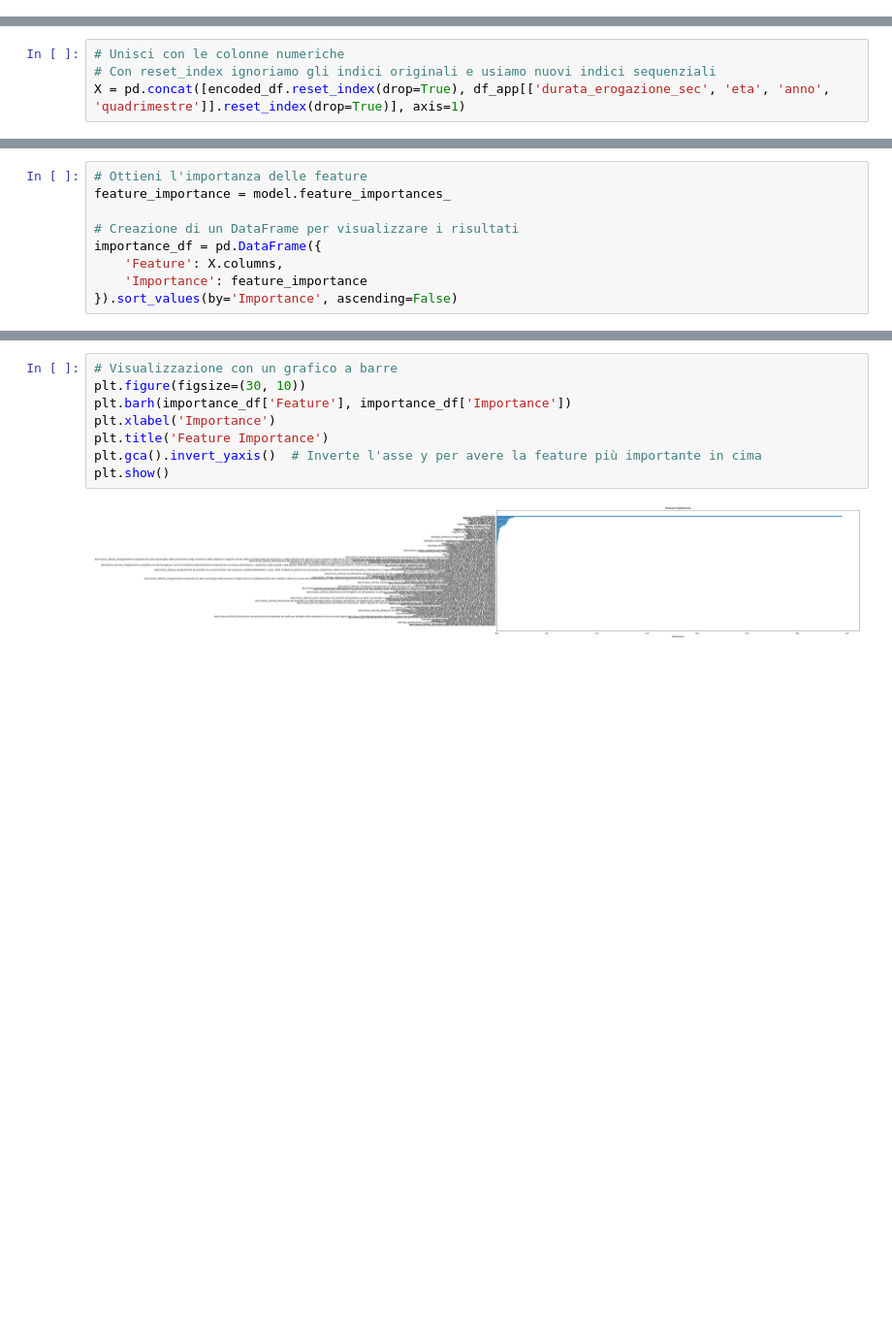
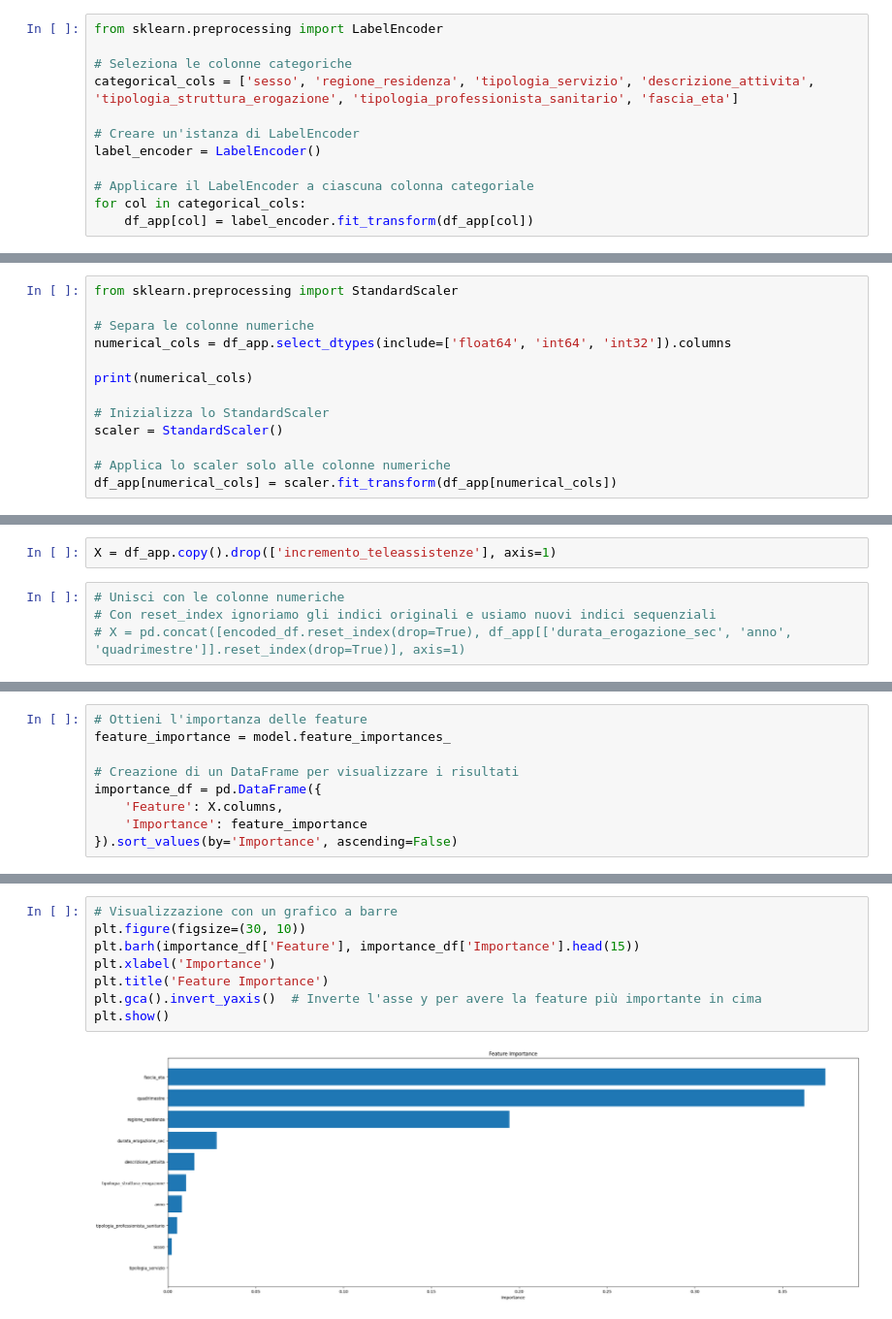
Before and after one commit to AlessiaRossi/Teleassistance-Supervised-Clustering, a Jupyter notebook: notebooks/EDA/importanza_feature_uff_RANDOM_FOREST.ipynb, the cells around one changed output, grey strips where cells are left out. Shown at 97% size. Saved outputs shown, nothing was run; the diff lists cells and outputs as text; blank space fills up the shorter version.

Commit message:
developed random forest to improve feature selection

```diff
--- a/notebooks/EDA/importanza_feature_uff_RANDOM_FOREST.ipynb
+++ b/notebooks/EDA/importanza_feature_uff_RANDOM_FOREST.ipynb
@@ -47,0 +59,12 @@ encoded_categorical_cols = encoder.fit_transform(df_app[categorical_cols])
+# %%
+from sklearn.preprocessing import LabelEncoder
+
+# Seleziona le colonne categoriche
+categorical_cols = ['sesso', 'regione_residenza', 'tipologia_servizio', 'descrizione_attivita', 'tipologia_struttura_erogazione', 'tipologia_professionista_sanitario', 'fascia_eta']
+
+# Creare un'istanza di LabelEncoder
+label_encoder = LabelEncoder()
+
+# Applicare il LabelEncoder a ciascuna colonna categoriale
+for col in categorical_cols:
+    df_app[col] = label_encoder.fit_transform(df_app[col])
@@ -47,0 +75,13 @@ encoded_categorical_cols = encoder.fit_transform(df_app[categorical_cols])
+# %%
+from sklearn.preprocessing import StandardScaler
+
+# Separa le colonne numeriche
+numerical_cols = df_app.select_dtypes(include=['float64', 'int64', 'int32']).columns
+
+print(numerical_cols)
+
+# Inizializza lo StandardScaler
+scaler = StandardScaler()
+
+# Applica lo scaler solo alle colonne numeriche
+df_app[numerical_cols] = scaler.fit_transform(df_app[numerical_cols])
@@ -60,7 +103,9 @@ Error:
+# %%
+X = df_app.copy().drop(['incremento_teleassistenze'], axis=1)
 # %%
 # Unisci con le colonne numeriche
 # Con reset_index ignoriamo gli indici originali e usiamo nuovi indici sequenziali
-X = pd.concat([encoded_df.reset_index(drop=True), df_app[['durata_erogazione_sec', 'eta', 'anno', 'quadrimestre']].reset_index(drop=True)], axis=1)
+# X = pd.concat([encoded_df.reset_index(drop=True), df_app[['durata_erogazione_sec', 'anno', 'quadrimestre']].reset_index(drop=True)], axis=1)
 # %%
 y = df_app['incremento_teleassistenze']
 # %%
@@ -106,10 +149,10 @@ feature_importanti
 # %%
 # Visualizzazione con un grafico a barre
 plt.figure(figsize=(30, 10))
-plt.barh(importance_df['Feature'], importance_df['Importance'])
+plt.barh(importance_df['Feature'], importance_df['Importance'].head(15))
 plt.xlabel('Importance')
 plt.title('Feature Importance')
 plt.gca().invert_yaxis()  # Inverte l'asse y per avere la feature più importante in cima
 plt.show()
 # %% [output]
-[figure, old version]
+[figure, new version]
```
Also changed, not shown: parts of 13 cells of this notebook, 5 other files.
